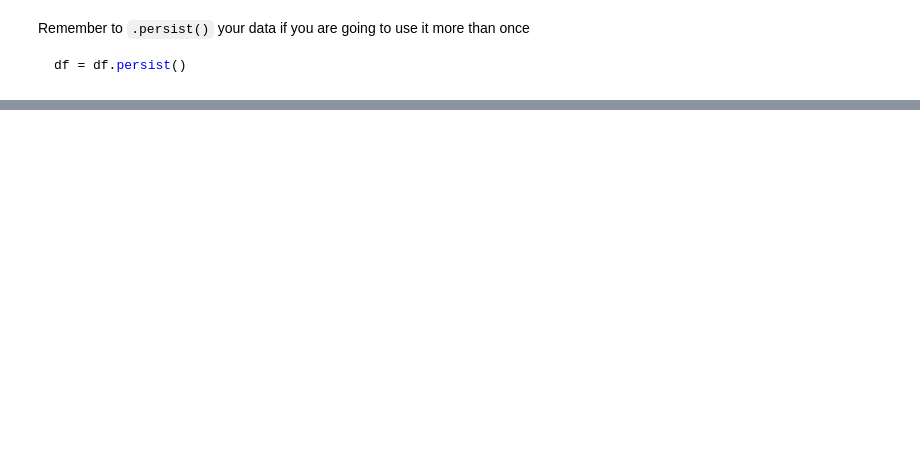
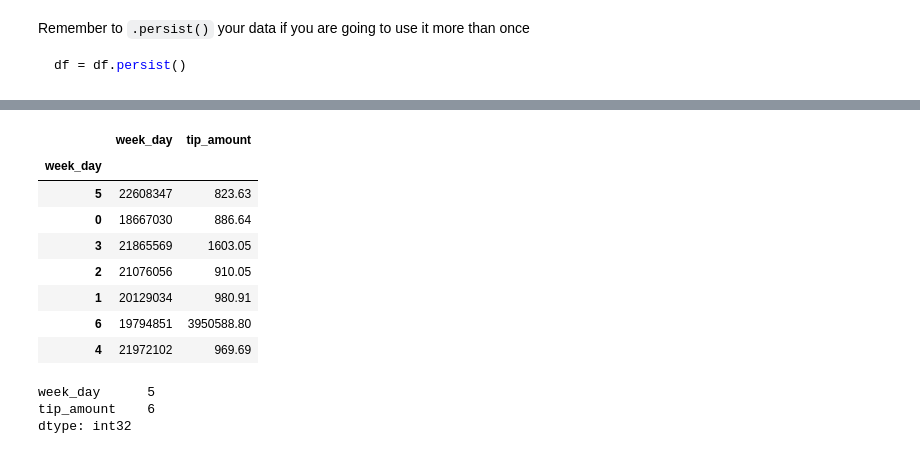
Before and after one commit to BDT-2024/dask-lab, a Jupyter notebook: Ex_3.ipynb, the cells around one changed output, grey strips where cells are left out. Cells and saved outputs as stored; diff of their text form; code cells hidden in the pictures; blank space fills up the shorter version.

```diff
--- a/Ex_3.ipynb
+++ b/Ex_3.ipynb
@@ -27,0 +154,4 @@ df = df.persist()
+# %%
+df_tips_grouped = df_tips.groupby("week_day").agg({"week_day": "count", "tip_amount": "max"}).compute()
+df_tips_grouped
+# %% [output]
@@ -27,0 +175,15 @@ df = df.persist()
+|  | week_day | tip_amount |
+| week_day |  |  |
+| 5 | 22608347 | 823.63 |
+| 0 | 18667030 | 886.64 |
+| 3 | 21865569 | 1603.05 |
+| 2 | 21076056 | 910.05 |
+| 1 | 20129034 | 980.91 |
+| 6 | 19794851 | 3950588.80 |
+| 4 | 21972102 | 969.69 |
+# %%
+df_tips_grouped.idxmax(axis="index")
+# %% [output]
+week_day      5
+tip_amount    6
+dtype: int32
```
Also changed, not shown: parts of 20 cells of this notebook, 1 other file.
